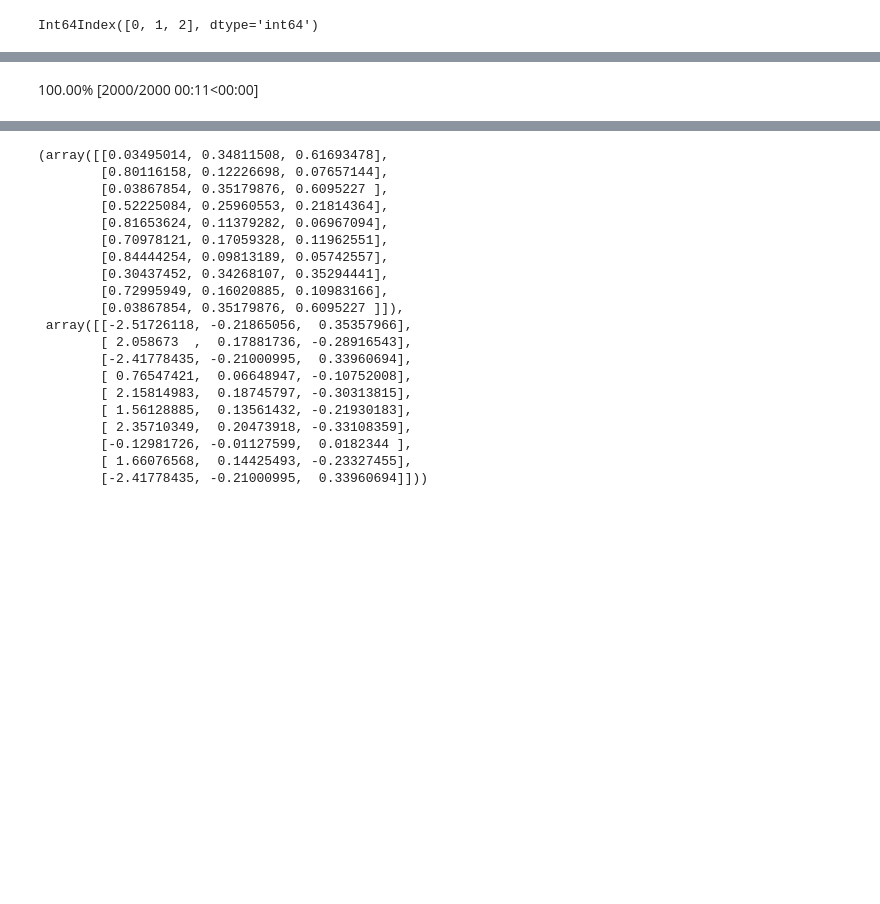
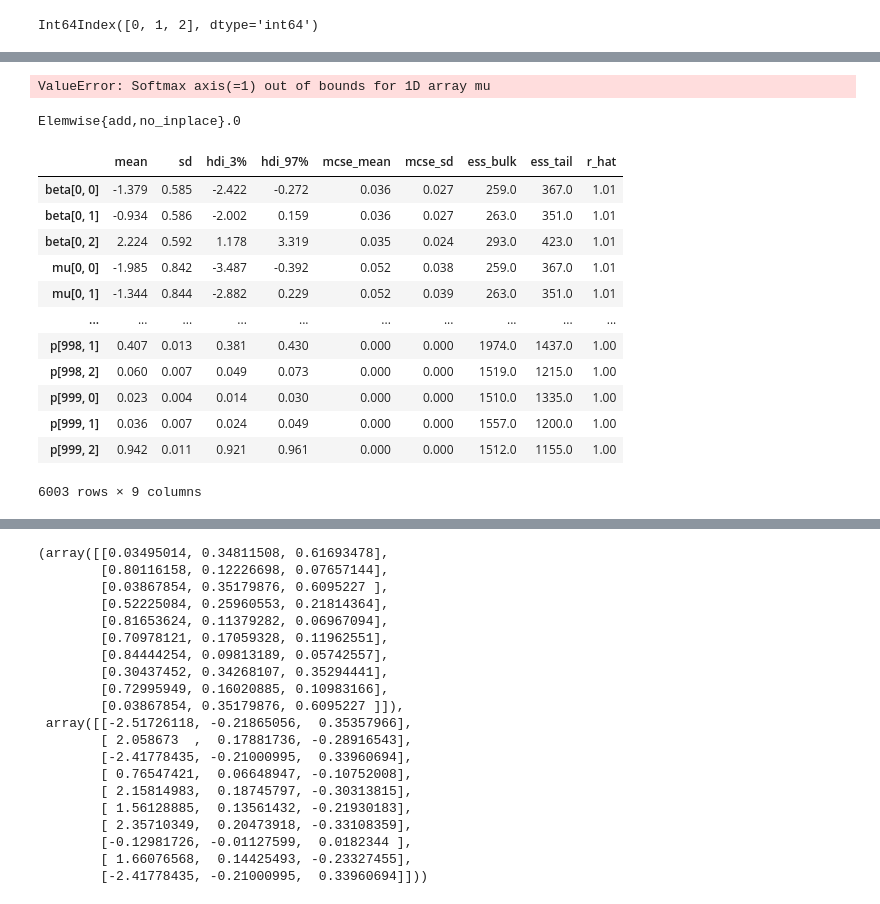
Before and after one commit to guyyos/tusha, a Jupyter notebook: notebooks/test3 copy.ipynb, the cells around one changed output, grey strips where cells are left out. Saved outputs shown, nothing was run; the diff lists cells and outputs as text; code cells hidden in the pictures; blank space fills up the shorter version.

```diff
--- a/notebooks/test3 copy.ipynb
+++ b/notebooks/test3 copy.ipynb
@@ -110,11 +110,11 @@ with pm.Model(coords=coords) as model:
     # mu = at.dot(age_d,beta)+alfa
     # mu = beta*age_d+alfa
     mu = pm.Deterministic('mu', at.dot(age_d,beta))
-    print(alfa.shape)
-    print(beta.shape)
-    print(age_d.shape)
-    print(df[['age']].shape)
-    print(mu.shape)
+    # print(alfa.shape)
+    # print(beta.shape)
+    # print(age_d.shape)
+    # print(df[['age']].shape)
+    # print(mu.shape)
 
     p = pm.Deterministic('p',pm.math.softmax(mu,axis=1))
     # p = pm.math.softmax(mu,axis=1)#scipy.special.softmax(mu)
@@ -139,4 +139,27 @@ with pm.Model(coords=coords) as model:
     idata = pm.sample(1000, tune=1000)
     pm.sample_posterior_predictive(idata, extend_inferencedata=True)
 # %% [output]
-100.00% [2000/2000 00:11<00:00]
+ValueError: Softmax axis(=1) out of bounds for 1D array mu
+# %%
+with pm.Model(coords=coords) as model:
+    xx = sum([pm.Normal('guyguy', mu=0, sigma=1,shape=1)*df[p] for p in ['age']])
+
+    print(xx)
+# %% [output]
+Elemwise{add,no_inplace}.0
+# %%
+az.summary(idata)
+# %% [output]
+|  | mean | sd | hdi_3% | hdi_97% | mcse_mean | mcse_sd | ess_bulk | ess_tail | r_hat |
+| beta[0, 0] | -1.379 | 0.585 | -2.422 | -0.272 | 0.036 | 0.027 | 259.0 | 367.0 | 1.01 |
+| beta[0, 1] | -0.934 | 0.586 | -2.002 | 0.159 | 0.036 | 0.027 | 263.0 | 351.0 | 1.01 |
+| beta[0, 2] | 2.224 | 0.592 | 1.178 | 3.319 | 0.035 | 0.024 | 293.0 | 423.0 | 1.01 |
+| mu[0, 0] | -1.985 | 0.842 | -3.487 | -0.392 | 0.052 | 0.038 | 259.0 | 367.0 | 1.01 |
+| mu[0, 1] | -1.344 | 0.844 | -2.882 | 0.229 | 0.052 | 0.039 | 263.0 | 351.0 | 1.01 |
+| ... | ... | ... | ... | ... | ... | ... | ... | ... | ... |
+| p[998, 1] | 0.407 | 0.013 | 0.381 | 0.430 | 0.000 | 0.000 | 1974.0 | 1437.0 | 1.00 |
+| p[998, 2] | 0.060 | 0.007 | 0.049 | 0.073 | 0.000 | 0.000 | 1519.0 | 1215.0 | 1.00 |
+| p[999, 0] | 0.023 | 0.004 | 0.014 | 0.030 | 0.000 | 0.000 | 1510.0 | 1335.0 | 1.00 |
+| p[999, 1] | 0.036 | 0.007 | 0.024 | 0.049 | 0.000 | 0.000 | 1557.0 | 1200.0 | 1.00 |
+| p[999, 2] | 0.942 | 0.011 | 0.921 | 0.961 | 0.000 | 0.000 | 1512.0 | 1155.0 | 1.00 |
+6003 rows × 9 columns
```
Also changed, not shown: parts of 4 cells of this notebook, 4 other files.
